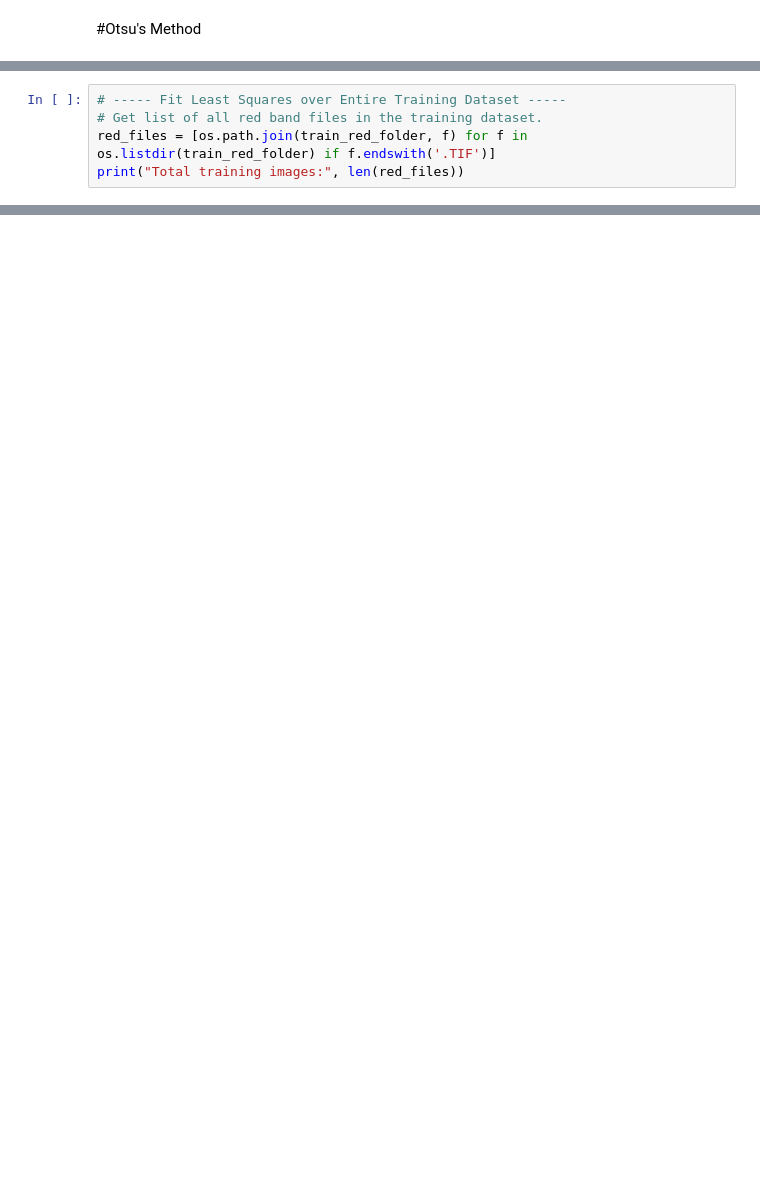
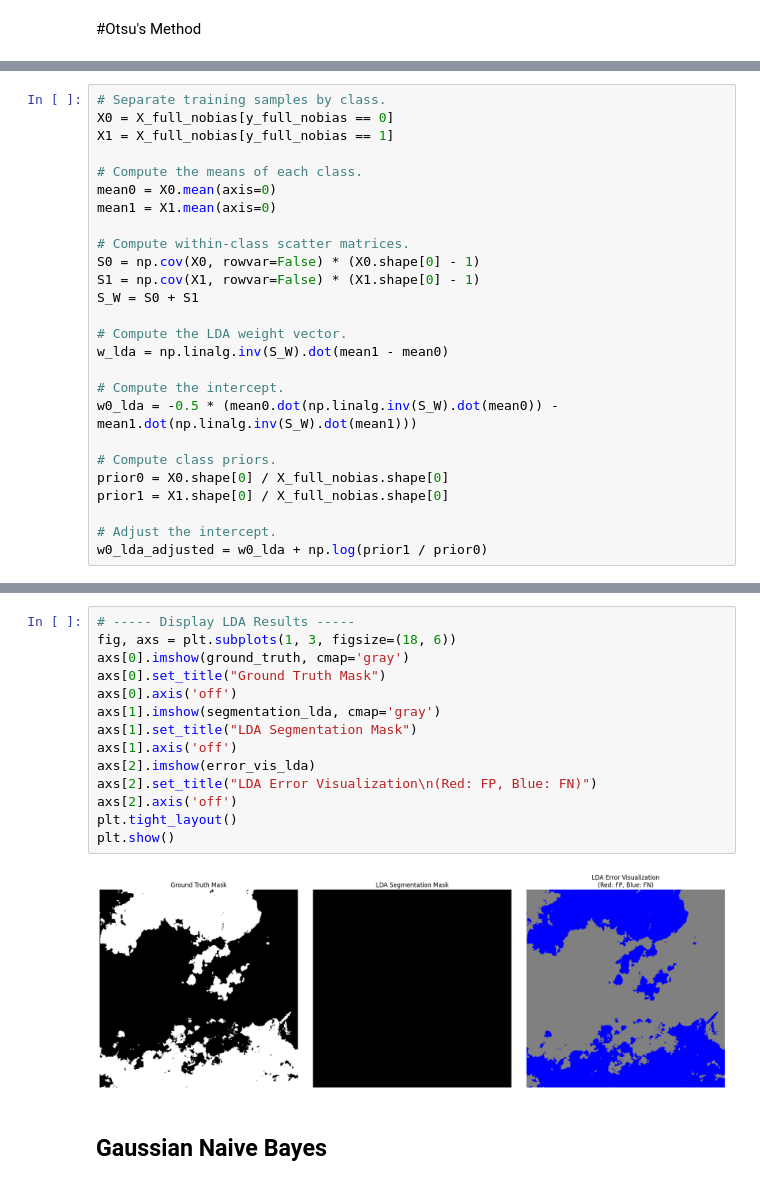
Before and after one commit to HenriLD/CloudDetection, a Jupyter notebook: Computer_Vision_Project.ipynb, the cells around one changed output, grey strips where cells are left out. Cells and saved outputs as stored; diff of their text form; blank space fills up the shorter version.

```diff
--- a/Computer_Vision_Project.ipynb
+++ b/Computer_Vision_Project.ipynb
@@ -216,5 +223,0 @@ plt.show()
-# %%
-# ----- Fit Least Squares over Entire Training Dataset -----
-# Get list of all red band files in the training dataset.
-red_files = [os.path.join(train_red_folder, f) for f in os.listdir(train_red_folder) if f.endswith('.TIF')]
-print("Total training images:", len(red_files))
@@ -262 +270,27 @@ print("Fitted weights:", weights)
+# %%
+# Separate training samples by class.
+X0 = X_full_nobias[y_full_nobias == 0]
+X1 = X_full_nobias[y_full_nobias == 1]
+
+# Compute the means of each class.
+mean0 = X0.mean(axis=0)
+mean1 = X1.mean(axis=0)
+
+# Compute within-class scatter matrices.
+S0 = np.cov(X0, rowvar=False) * (X0.shape[0] - 1)
+S1 = np.cov(X1, rowvar=False) * (X1.shape[0] - 1)
+S_W = S0 + S1
+
+# Compute the LDA weight vector.
+w_lda = np.linalg.inv(S_W).dot(mean1 - mean0)
+
+# Compute the intercept.
+w0_lda = -0.5 * (mean0.dot(np.linalg.inv(S_W).dot(mean0)) - mean1.dot(np.linalg.inv(S_W).dot(mean1)))
+
+# Compute class priors.
+prior0 = X0.shape[0] / X_full_nobias.shape[0]
+prior1 = X1.shape[0] / X_full_nobias.shape[0]
+
+# Adjust the intercept.
+w0_lda_adjusted = w0_lda + np.log(prior1 / prior0)
 # %%
@@ -282,0 +327,18 @@ segmentation_supervised = (y_pred > 0.5).reshape(H, W).astype(np.uint8) * 255
+# %%
+# ----- Display LDA Results -----
+fig, axs = plt.subplots(1, 3, figsize=(18, 6))
+axs[0].imshow(ground_truth, cmap='gray')
+axs[0].set_title("Ground Truth Mask")
+axs[0].axis('off')
+axs[1].imshow(segmentation_lda, cmap='gray')
+axs[1].set_title("LDA Segmentation Mask")
+axs[1].axis('off')
+axs[2].imshow(error_vis_lda)
+axs[2].set_title("LDA Error Visualization\n(Red: FP, Blue: FN)")
+axs[2].axis('off')
+plt.tight_layout()
+plt.show()
+# %% [output]
+[figure, added]
+# %% [markdown]
+## Gaussian Naive Bayes
```
Also changed, not shown: parts of 29 cells of this notebook.
